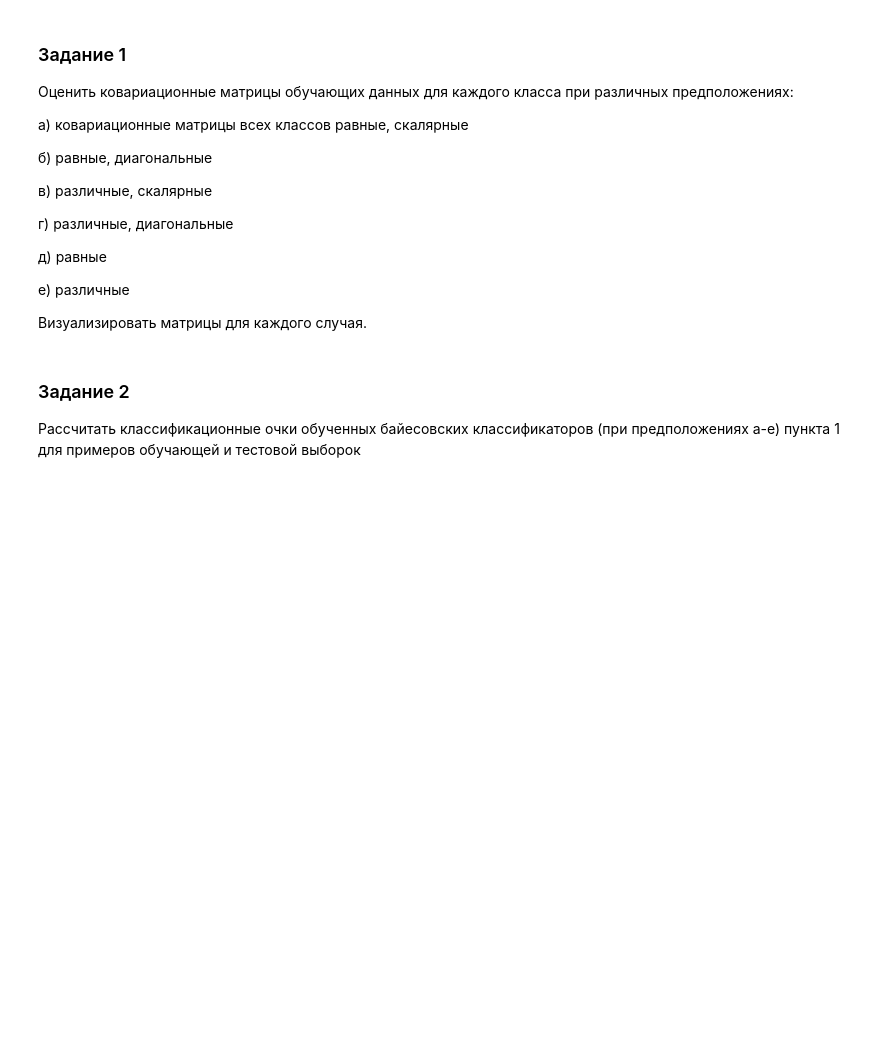
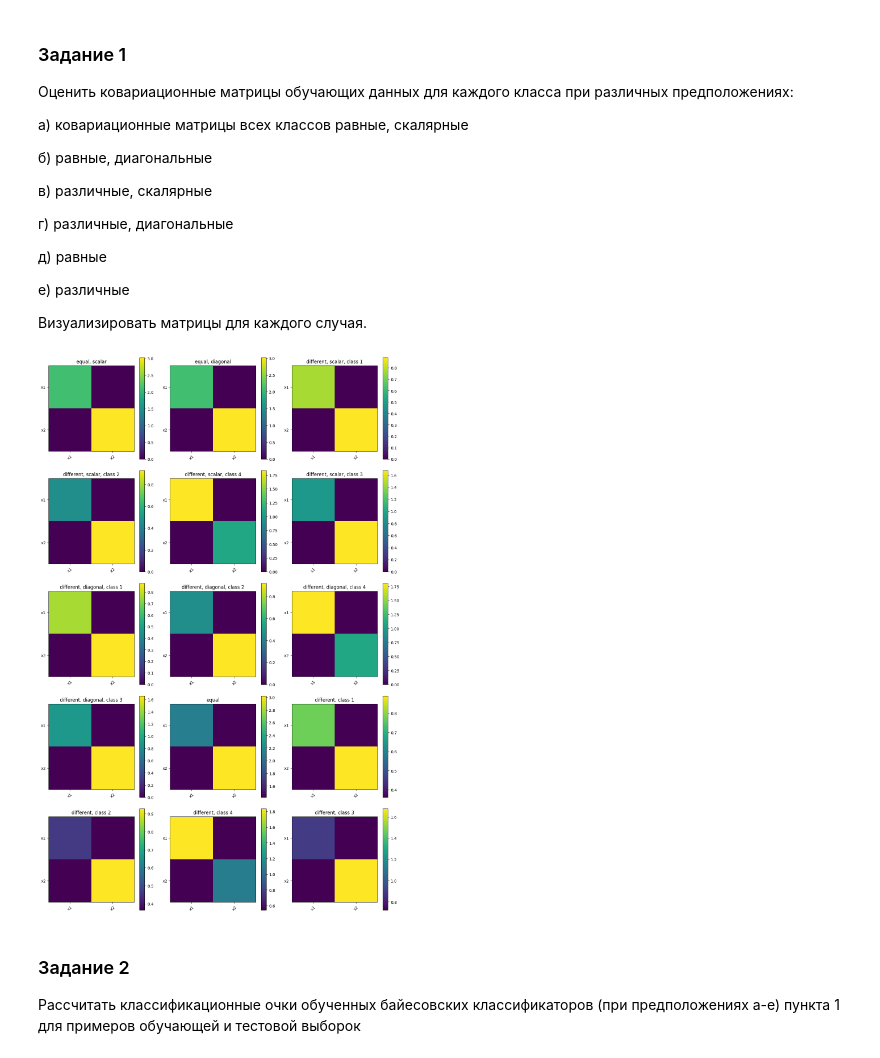
Before and after one commit to nekit2-002/ml-labs, a Jupyter notebook: laba2/laba2.ipynb, the cells around one changed output. Cells and saved outputs as stored; diff of their text form; code cells hidden in the pictures; blank space fills up the shorter version.

Commit message:
Add matrixes visualization.

```diff
--- a/laba2/laba2.ipynb
+++ b/laba2/laba2.ipynb
@@ -52,3 +64,37 @@ a) ковариационные матрицы всех классов равн
+# %%
+# в) различные, скалярные
+for cls in classes:
+    cov_matrices[f'different, scalar, class {cls}'] = np.cov(X_train[y_train == cls].T) * np.eye(X_train.shape[1])
+# %%
+# г) различные, диагональные
+for cls in classes:
+    cov_matrices[f'different, diagonal, class {cls}'] = np.diag(np.var(X_train[y_train == cls], axis=0))
+# %%
+# д) равные
+cov_equal = np.cov(X_train.T)
+cov_matrices['equal'] = cov_equal
+# %%
+# е) различные
+for cls in classes:
+    cov_matrices[f'different, class {cls}'] = np.cov(X_train[y_train == cls].T)
+# %%
+
+# Визуализация ковариационных матриц
+num_matrices = len(cov_matrices)
+rows = (num_matrices // 3) + (num_matrices % 3 > 0)  # Определяем количество строк
+plt.figure(figsize=(13, 4 * rows))
+for i, (key, cov_matrix) in enumerate(cov_matrices.items()):
+    plt.subplot(rows, 3, i + 1)
+    plt.imshow(cov_matrix, cmap='viridis', interpolation='nearest')
+    plt.colorbar()
+    plt.title(key)
+    plt.xticks(range(cov_matrix.shape[0]), ['x1', 'x2'], rotation=45)
+    plt.yticks(range(cov_matrix.shape[0]), ['x1', 'x2'])
+
+plt.tight_layout()
+plt.show()
+# %% [output]
+[figure, added]
 # %% [markdown]
 ### Задание 2
 Рассчитать классификационные очки обученных байесовских классификаторов (при предположениях а-е) пункта 1 для примеров обучающей и тестовой выборок
```
Also changed, not shown: parts of 4 cells of this notebook.
